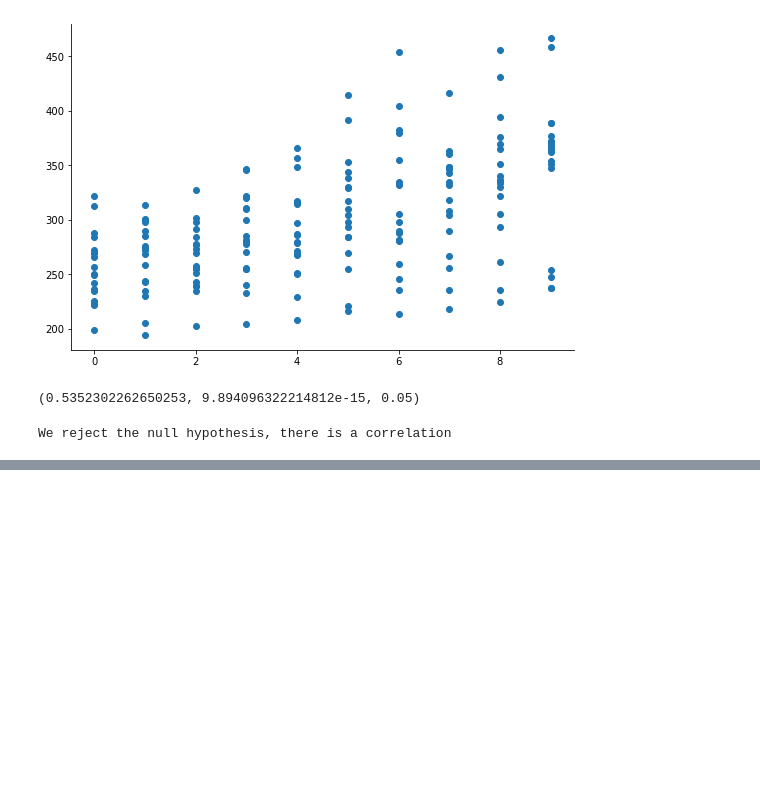
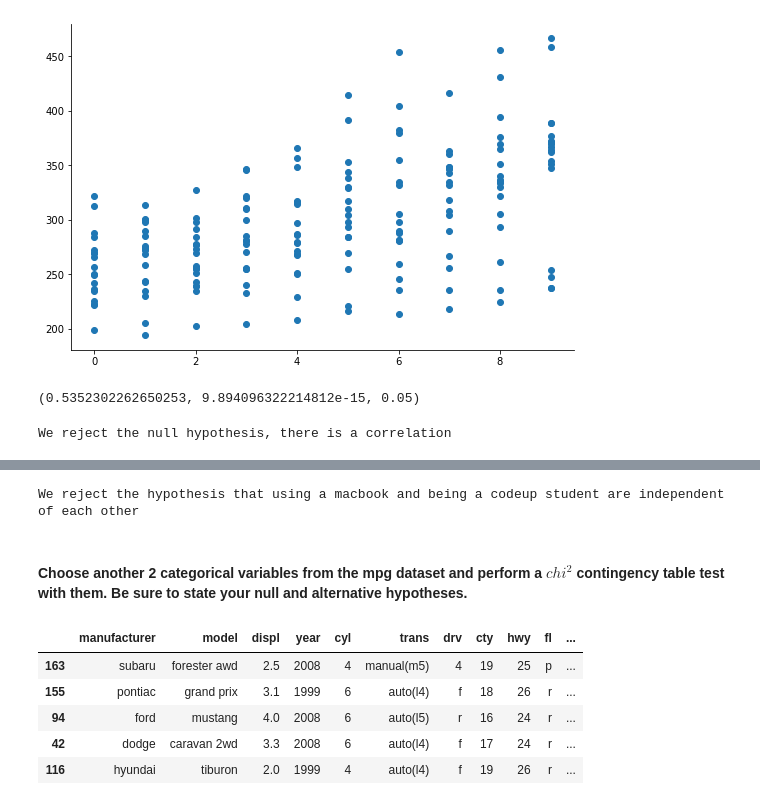
Before and after one commit to DesireeMcElroy/statistics-exercises, a Jupyter notebook: hypothesis_testing.ipynb, the cells around one changed output, grey strips where cells are left out. Saved outputs shown, nothing was run; the diff lists cells and outputs as text; code cells hidden in the pictures; blank space fills up the shorter version.

```diff
--- a/hypothesis_testing.ipynb
+++ b/hypothesis_testing.ipynb
@@ -559,0 +614,21 @@ We reject the null hypothesis, there is a correlation
+# %%
+null_hypothesis = "using a macbook and being a codeup student are independent of each other"
+
+if p < alpha:
+    print("We reject the hypothesis that", null_hypothesis)
+else:
+    print("We fail to reject the null hypothesis")
+# %% [output]
+We reject the hypothesis that using a macbook and being a codeup student are independent of each other
+# %% [markdown]
+#### Choose another 2 categorical variables from the mpg dataset and perform a $chi^2$ contingency table test with them. Be sure to state your null and alternative hypotheses.
+# %%
+mpg = data('mpg')
+mpg.sample(5)
+# %% [output]
+|  | manufacturer | model | displ | year | cyl | trans | drv | cty | hwy | fl | ... |
+| 163 | subaru | forester awd | 2.5 | 2008 | 4 | manual(m5) | 4 | 19 | 25 | p | ... |
+| 155 | pontiac | grand prix | 3.1 | 1999 | 6 | auto(l4) | f | 18 | 26 | r | ... |
+| 94 | ford | mustang | 4.0 | 2008 | 6 | auto(l5) | r | 16 | 24 | r | ... |
+| 42 | dodge | caravan 2wd | 3.3 | 2008 | 6 | auto(l4) | f | 17 | 24 | r | ... |
+| 116 | hyundai | tiburon | 2.0 | 1999 | 4 | auto(l4) | f | 19 | 26 | r | ... |
```
Also changed, not shown: parts of 32 cells of this notebook.
